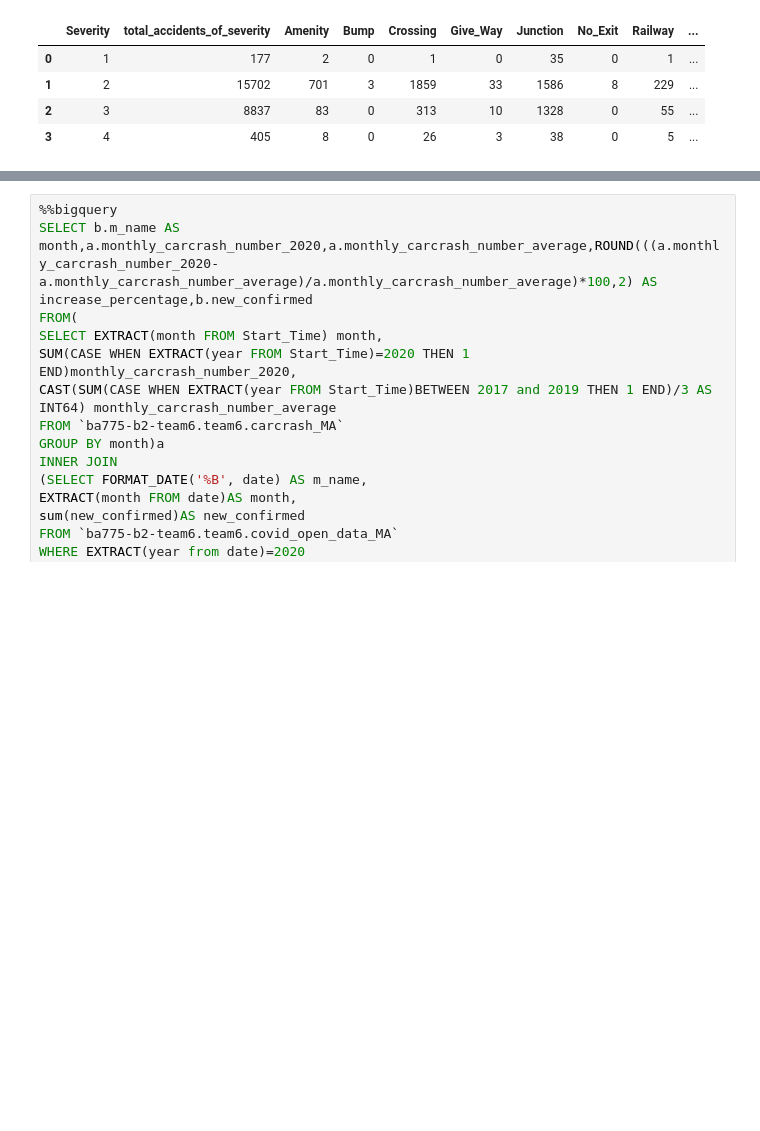
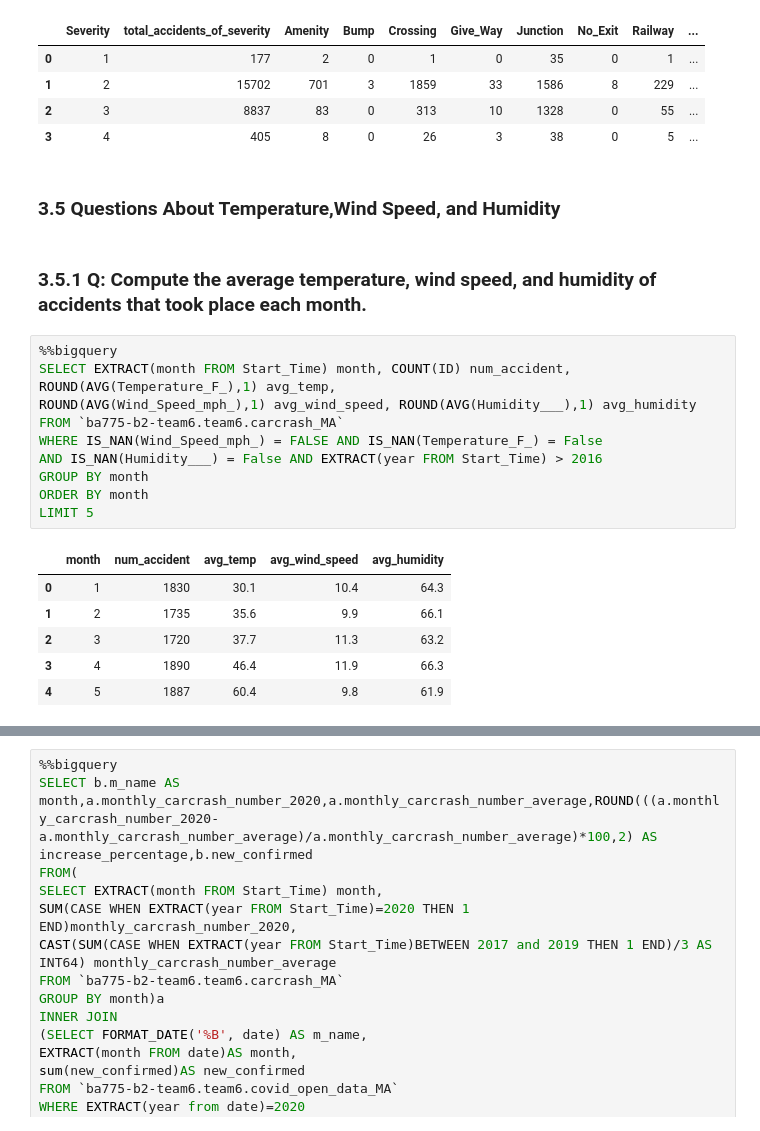
Before and after one commit to KaiyuWang19970221/BA775-teamproject, a Jupyter notebook: team6.ipynb, the cells around one changed output, grey strips where cells are left out. Cells and saved outputs as stored; diff of their text form; blank space fills up the shorter version.

```diff
--- a/team6.ipynb
+++ b/team6.ipynb
@@ -301,3 +303,24 @@ ORDER BY Severity
 | 1 | 2 | 15702 | 701 | 3 | 1859 | 33 | 1586 | 8 | 229 | ... |
 | 2 | 3 | 8837 | 83 | 0 | 313 | 10 | 1328 | 0 | 55 | ... |
 | 3 | 4 | 405 | 8 | 0 | 26 | 3 | 38 | 0 | 5 | ... |
+# %% [markdown]
+### 3.5 Questions About Temperature,Wind Speed, and Humidity
+# %% [markdown]
+### 3.5.1 Q: Compute the average temperature, wind speed, and humidity of accidents that took place each month.
+# %%
+%%bigquery
+SELECT EXTRACT(month FROM Start_Time) month, COUNT(ID) num_accident, ROUND(AVG(Temperature_F_),1) avg_temp,
+ROUND(AVG(Wind_Speed_mph_),1) avg_wind_speed, ROUND(AVG(Humidity___),1) avg_humidity
+FROM `ba775-b2-team6.team6.carcrash_MA`
+WHERE IS_NAN(Wind_Speed_mph_) = FALSE AND IS_NAN(Temperature_F_) = False
+AND IS_NAN(Humidity___) = False AND EXTRACT(year FROM Start_Time) > 2016
+GROUP BY month
+ORDER BY month
+LIMIT 5
+# %% [output]
+|  | month | num_accident | avg_temp | avg_wind_speed | avg_humidity |
+| 0 | 1 | 1830 | 30.1 | 10.4 | 64.3 |
+| 1 | 2 | 1735 | 35.6 | 9.9 | 66.1 |
+| 2 | 3 | 1720 | 37.7 | 11.3 | 63.2 |
+| 3 | 4 | 1890 | 46.4 | 11.9 | 66.3 |
+| 4 | 5 | 1887 | 60.4 | 9.8 | 61.9 |
```
Also changed, not shown: parts of 19 cells of this notebook.
